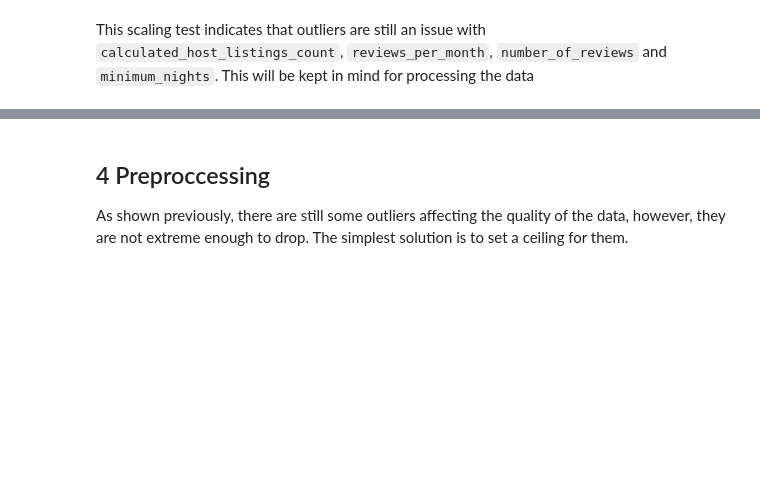
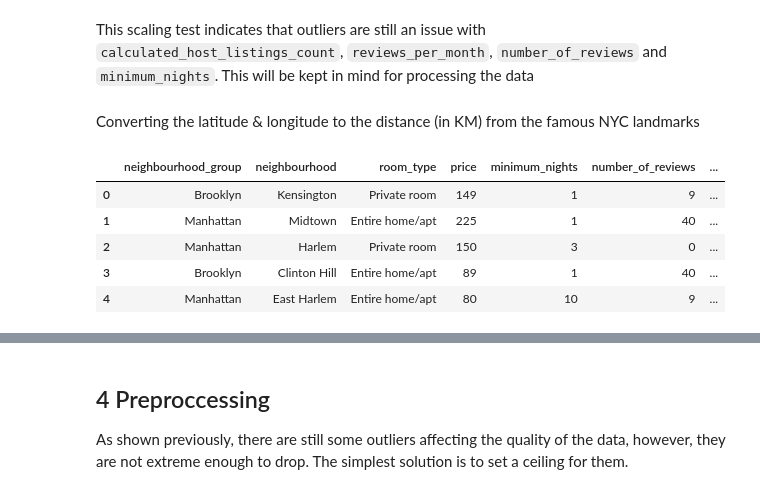
Before and after one commit to reece-lance/Airbnb_NYC_Business_Analysis_2019, a Jupyter notebook: notebooks/data_preprocessing.ipynb, the cells around one changed output, grey strips where cells are left out. Saved outputs shown, nothing was run; the diff lists cells and outputs as text; code cells hidden in the pictures; blank space fills up the shorter version.

```diff
--- a/notebooks/data_preprocessing.ipynb
+++ b/notebooks/data_preprocessing.ipynb
@@ -169,3 +169,5 @@ sns.boxplot(minmax_scale(numeric_data), orient='h')
 [figure]
 # %% [markdown]
 This scaling test indicates that outliers are still an issue with `calculated_host_listings_count`, `reviews_per_month`, `number_of_reviews` and `minimum_nights`. This will be kept in mind for processing the data
+# %% [markdown]
+Converting the latitude & longitude to the distance (in KM) from the famous NYC landmarks
@@ -171,0 +204,9 @@ This scaling test indicates that outliers are still an issue with `calculated_ho
+# %%
+data_preprocessed.head()
+# %% [output]
+|  | neighbourhood_group | neighbourhood | room_type | price | minimum_nights | number_of_reviews | ... |
+| 0 | Brooklyn | Kensington | Private room | 149 | 1 | 9 | ... |
+| 1 | Manhattan | Midtown | Entire home/apt | 225 | 1 | 40 | ... |
+| 2 | Manhattan | Harlem | Private room | 150 | 3 | 0 | ... |
+| 3 | Brooklyn | Clinton Hill | Entire home/apt | 89 | 1 | 40 | ... |
+| 4 | Manhattan | East Harlem | Entire home/apt | 80 | 10 | 9 | ... |
```
Also changed, not shown: parts of 6 cells of this notebook, 3 other files.
